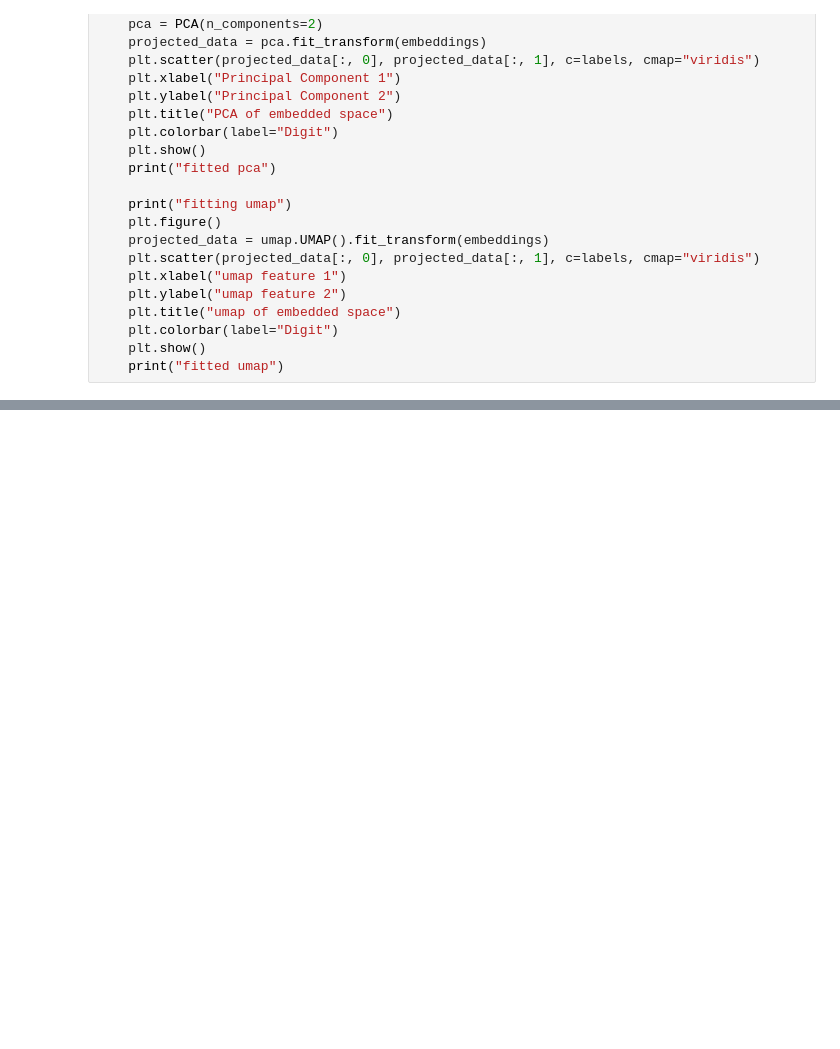
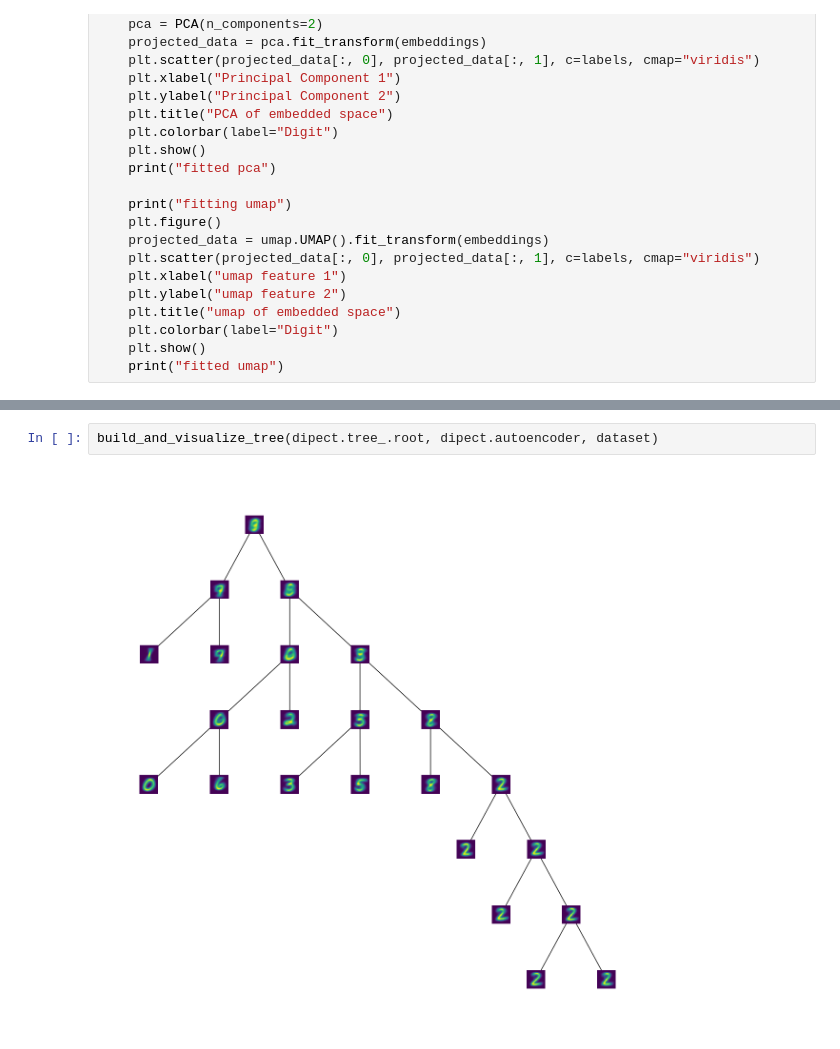
Before and after one commit to julianSchilcher/LMU_Master_Practical_SoSe24, a Jupyter notebook: practical/DeepClustering/DipECT/visualizations.ipynb, the cells around one changed output, grey strips where cells are left out. Cells and saved outputs as stored; diff of their text form; blank space fills up the shorter version.

```diff
--- a/practical/DeepClustering/DipECT/visualizations.ipynb
+++ b/practical/DeepClustering/DipECT/visualizations.ipynb
@@ -361,0 +561,4 @@ fitted umap
+# %%
+build_and_visualize_tree(dipect.tree_.root, dipect.autoencoder, dataset)
+# %% [output]
+[figure, added]
```
Also changed, not shown: parts of 29 cells of this notebook, 2 other files.
